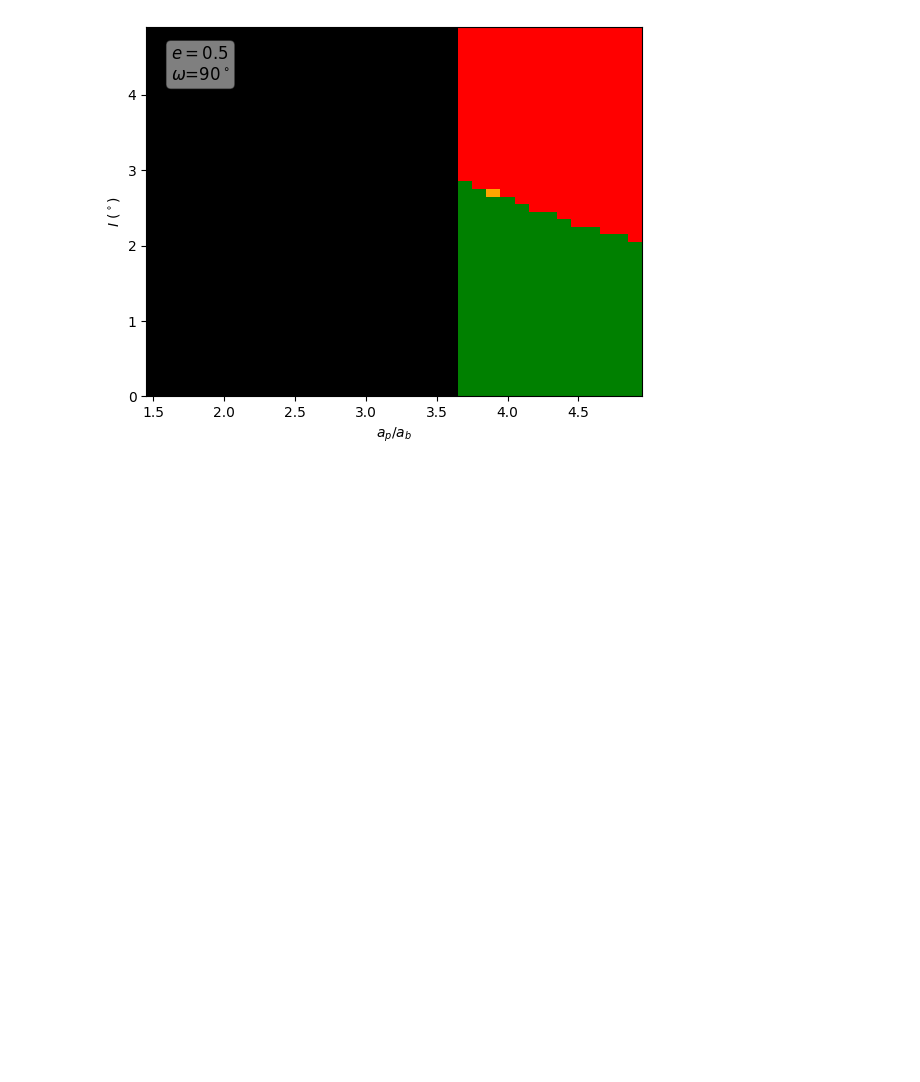
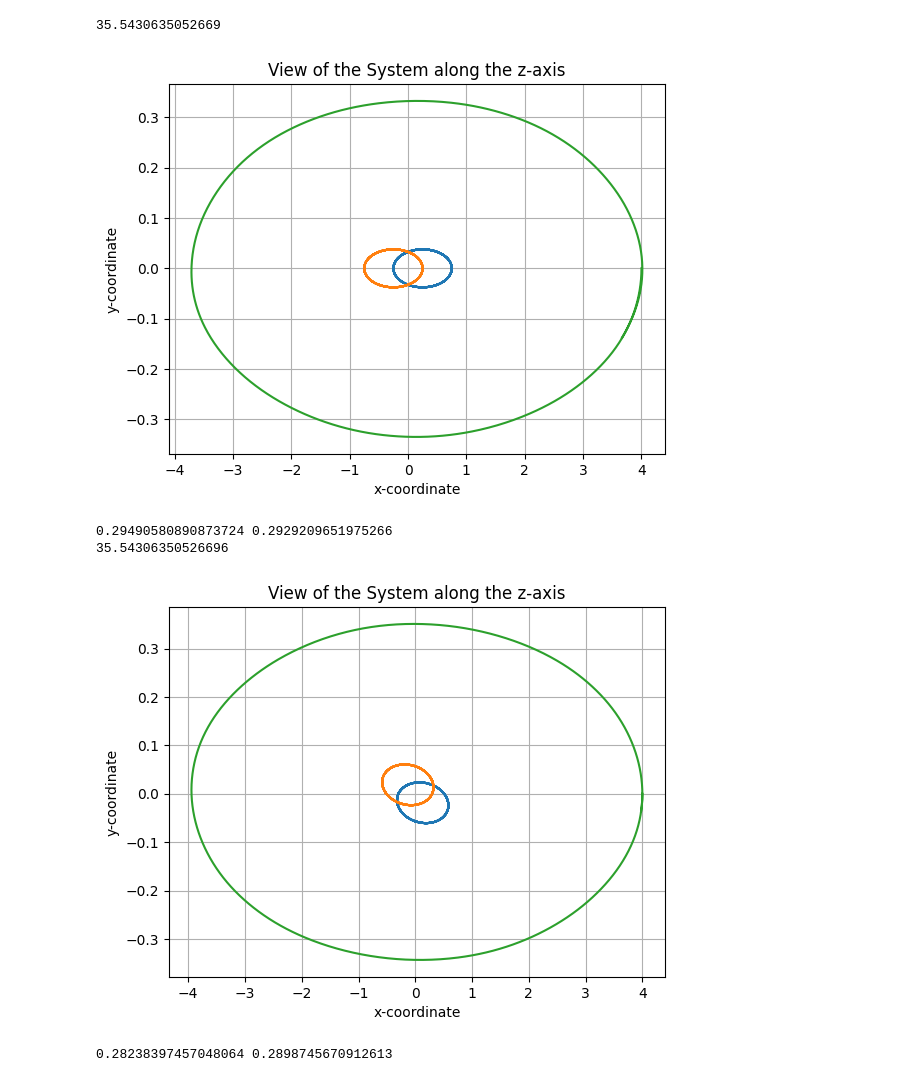
Before and after one commit to saahitmog/Circumbinary-Transits, a Jupyter notebook: main.ipynb, the cells around one changed output. Drawn from its saved outputs; the diff is of its cells as text; code cells hidden in the pictures; blank space fills up the shorter version.

```diff
--- a/main.ipynb
+++ b/main.ipynb
@@ -260,7 +278,12 @@ def transit_plot(r_A: float, r_B: float, r_p: float, I_range: tuple,
-# %%
-# Example plot
-transit_plot(0.1, 0.1, 0.05, (0, 5, 0.1), (1.5, 5, 0.1), e=0.5, omega=90)
-# %% [output]
-[figure, removed]
+# %%
+plot_system(1, 1, 1, 4, (90+5)*np.pi/180, e=0.5, omega=0)
+plot_system(1, 1, 1, 4, (90+5)*np.pi/180, e=0.5, omega=45)
+# %% [output]
+35.5430635052669
+[figure, added]
+0.29490580890873724 0.2929209651975266
+35.54306350526696
+[figure, added]
+0.28238397457048064 0.2898745670912613
 # %%
 # Example plot
```
Also changed, not shown: parts of 5 cells of this notebook.
